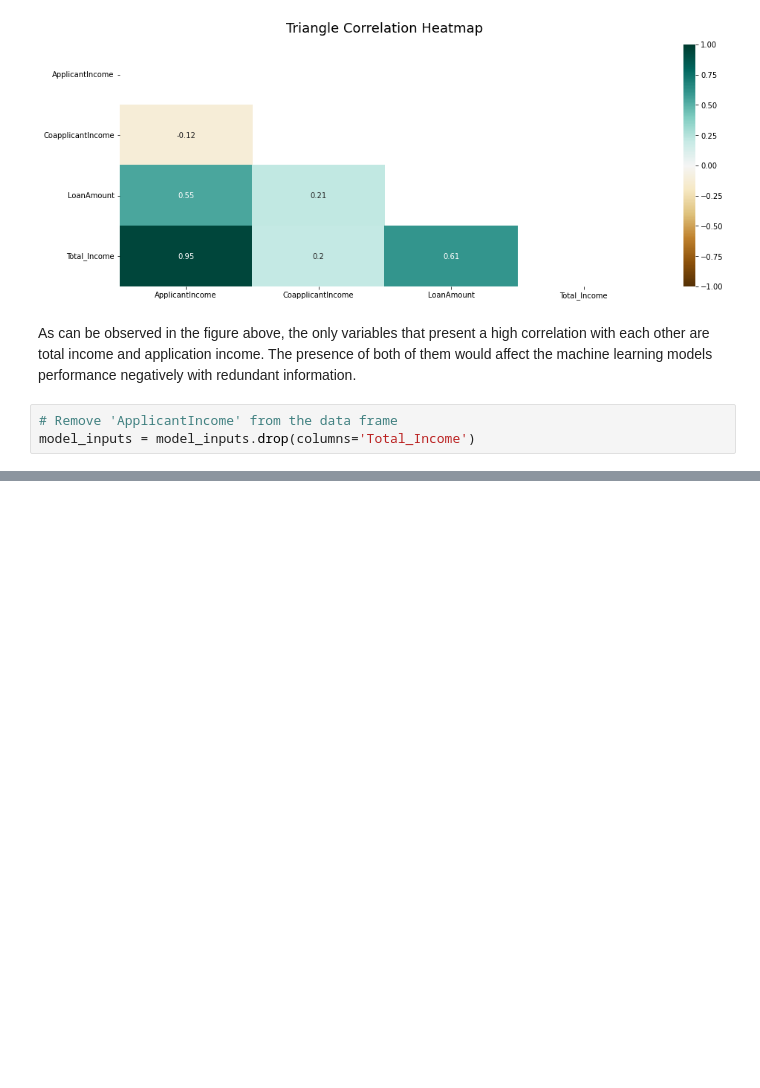
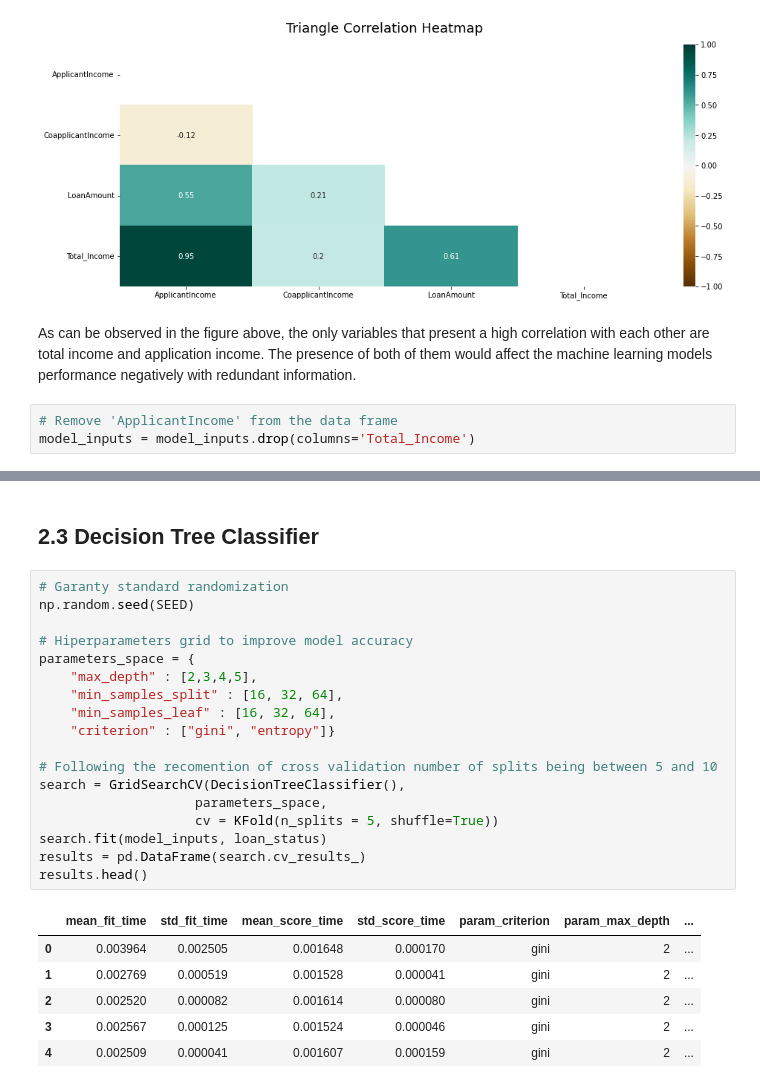
Before and after one commit to AntonioLunardi/Loan-Classification-Prediction-Competition-Case, a Jupyter notebook: Bank_loan_classification_analysis.ipynb, the cells around one changed output, grey strips where cells are left out. Drawn from its saved outputs; the diff is of its cells as text; blank space fills up the shorter version.

```diff
--- a/Bank_loan_classification_analysis.ipynb
+++ b/Bank_loan_classification_analysis.ipynb
@@ -367,0 +489,27 @@ ValueError: ignored
+# %% [markdown]
+## 2.3 Decision Tree Classifier
+# %%
+# Garanty standard randomization
+np.random.seed(SEED)
+
+# Hiperparameters grid to improve model accuracy
+parameters_space = {
+    "max_depth" : [2,3,4,5],
+    "min_samples_split" : [16, 32, 64],
+    "min_samples_leaf" : [16, 32, 64],
+    "criterion" : ["gini", "entropy"]}
+
+# Following the recomention of cross validation number of splits being between 5 and 10
+search = GridSearchCV(DecisionTreeClassifier(),
+                    parameters_space,
+                    cv = KFold(n_splits = 5, shuffle=True))
+search.fit(model_inputs, loan_status)
+results = pd.DataFrame(search.cv_results_)
+results.head()
+# %% [output]
+|  | mean_fit_time | std_fit_time | mean_score_time | std_score_time | param_criterion | param_max_depth | ... |
+| 0 | 0.003964 | 0.002505 | 0.001648 | 0.000170 | gini | 2 | ... |
+| 1 | 0.002769 | 0.000519 | 0.001528 | 0.000041 | gini | 2 | ... |
+| 2 | 0.002520 | 0.000082 | 0.001614 | 0.000080 | gini | 2 | ... |
+| 3 | 0.002567 | 0.000125 | 0.001524 | 0.000046 | gini | 2 | ... |
+| 4 | 0.002509 | 0.000041 | 0.001607 | 0.000159 | gini | 2 | ... |
```
Also changed, not shown: parts of 33 cells of this notebook.
